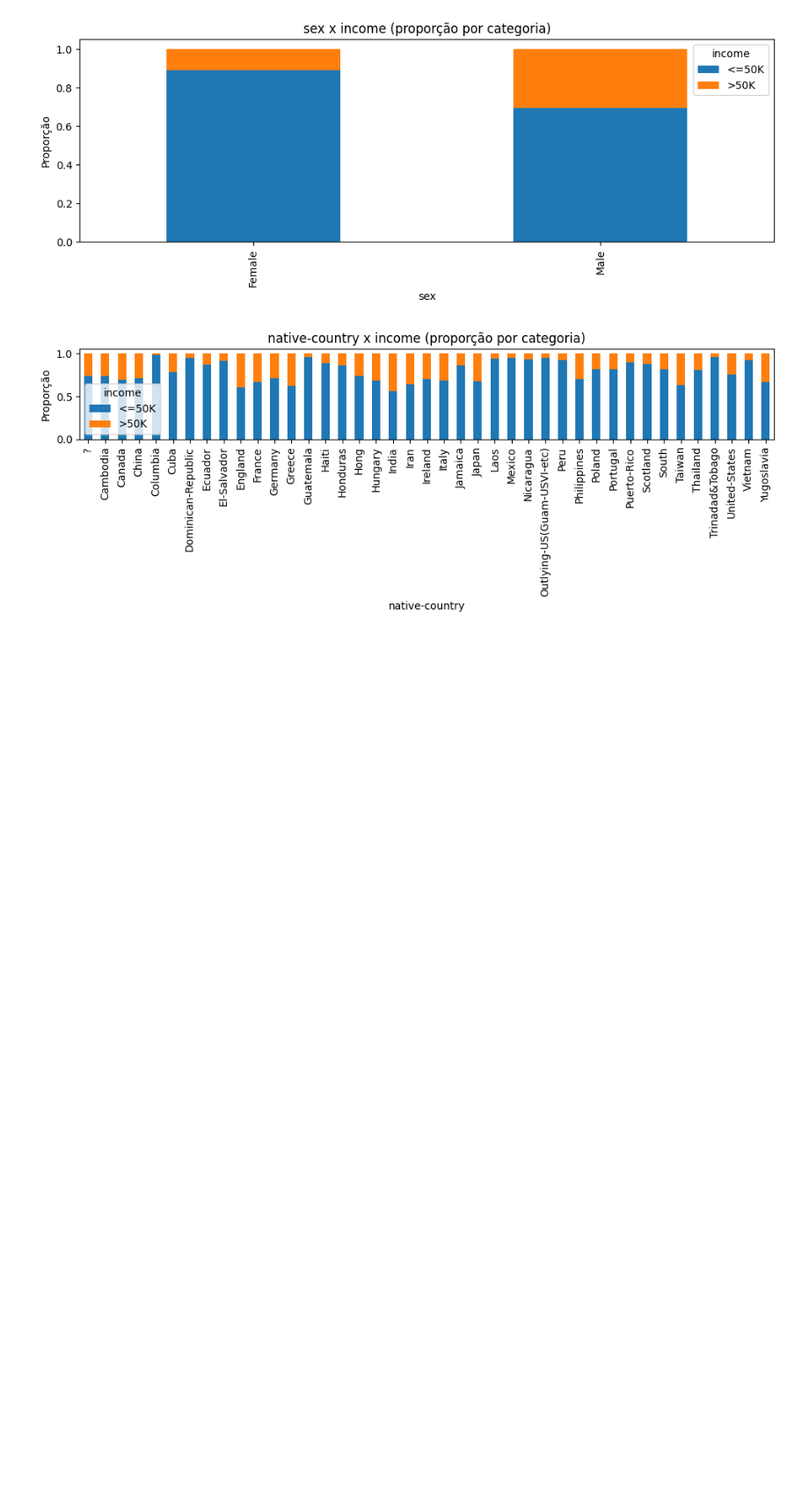
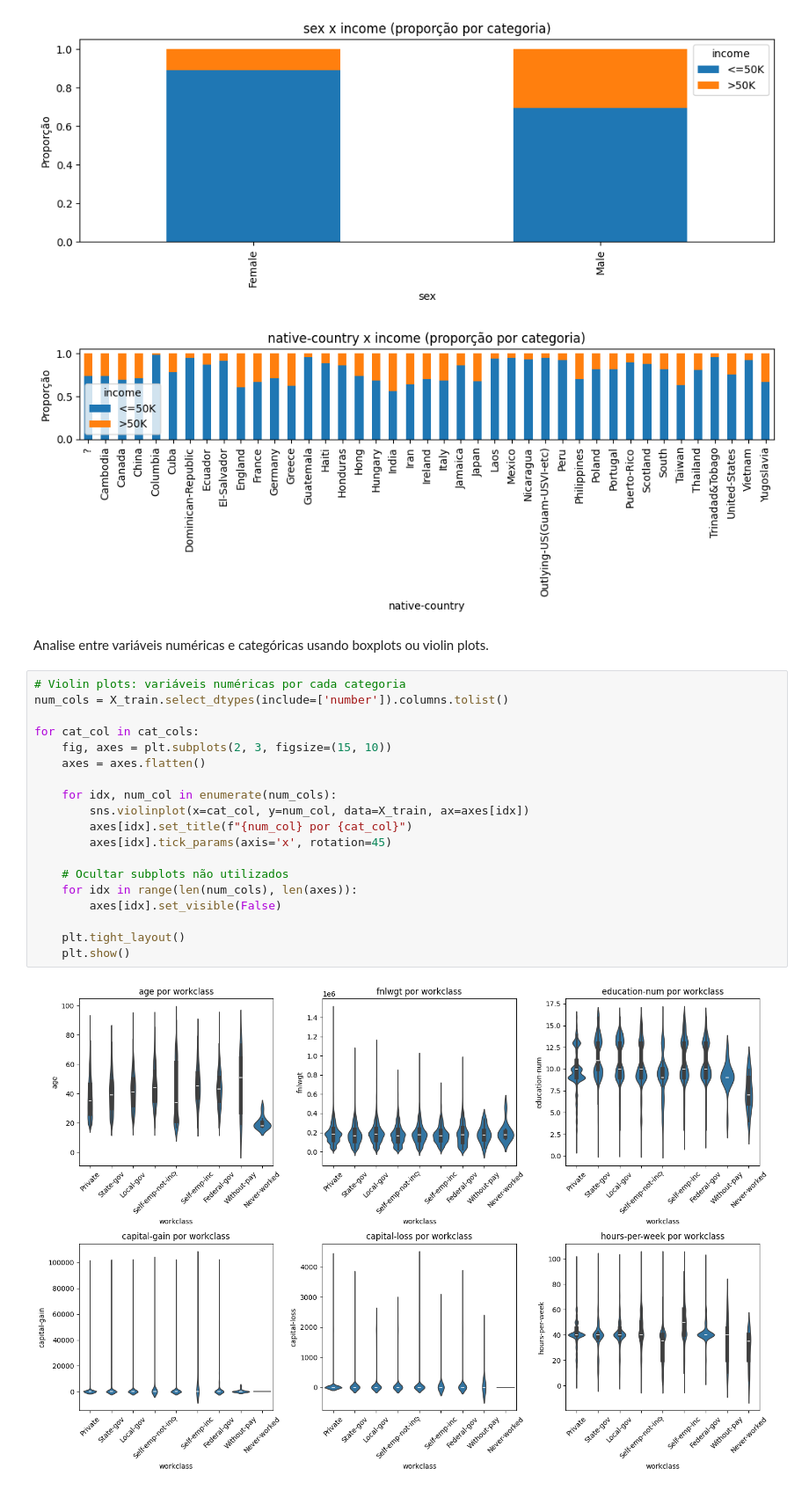
Before and after one commit to guedera/ProjetoMachineLearning, a Jupyter notebook: EDA.ipynb, the cells around one changed output. Shown at 88% size. Drawn from its saved outputs; the diff is of its cells as text; blank space fills up the shorter version.

Commit message:
analisa bivariada violinplots

```diff
--- a/EDA.ipynb
+++ b/EDA.ipynb
@@ -375,3 +370,26 @@ for col in cat_cols:
 [figure]
 [figure]
 [figure]
+# %% [markdown]
+Analise entre variáveis numéricas e categóricas usando boxplots ou violin plots.
+# %%
+# Violin plots: variáveis numéricas por cada categoria
+num_cols = X_train.select_dtypes(include=['number']).columns.tolist()
+
+for cat_col in cat_cols:
+    fig, axes = plt.subplots(2, 3, figsize=(15, 10))
+    axes = axes.flatten()
+
+    for idx, num_col in enumerate(num_cols):
+        sns.violinplot(x=cat_col, y=num_col, data=X_train, ax=axes[idx])
+        axes[idx].set_title(f"{num_col} por {cat_col}")
+        axes[idx].tick_params(axis='x', rotation=45)
+
+    # Ocultar subplots não utilizados
+    for idx in range(len(num_cols), len(axes)):
+        axes[idx].set_visible(False)
+
+    plt.tight_layout()
+    plt.show()
+# %% [output]
+[figure, added]
```
Also changed, not shown: parts of 17 cells of this notebook.
